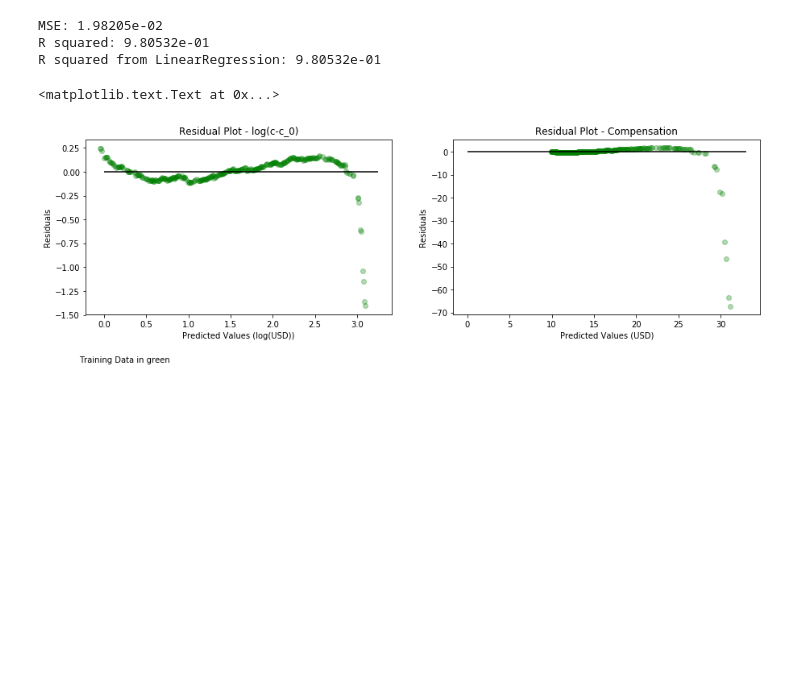
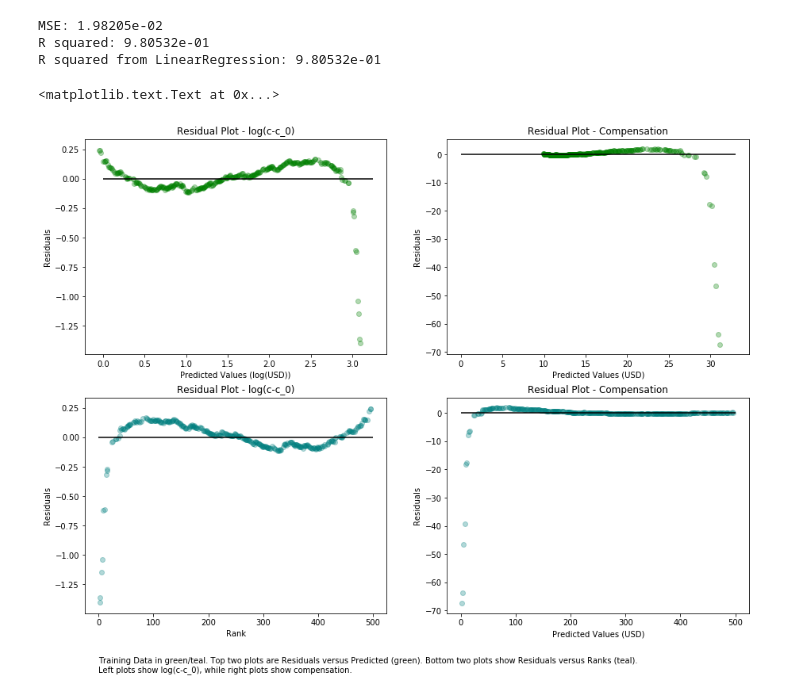
Before and after one commit to kaumaron/Data_Science, a Jupyter notebook: CEO_Compensation/CEO_Compensation.ipynb, the cells around one changed output. Cells and saved outputs as stored; diff of their text form; code cells hidden in the pictures; blank space fills up the shorter version.

Commit message:
Restructured graphs to make subplots, making the page shorter.

```diff
--- a/CEO_Compensation/CEO_Compensation.ipynb
+++ b/CEO_Compensation/CEO_Compensation.ipynb
@@ -395,28 +430,50 @@ MSE: 1.98205e-02
 R squared: 9.80532e-01
 R squared from LinearRegression: 9.80532e-01
 # %%
-fig = plt.figure(figsize=(15,4))
-plt.subplot(1, 2, 1)
+fig = plt.figure(figsize=(15,11))
+plt.subplot(2, 2, 1)
 plt.scatter(
     lin_model.predict(X_train.values.reshape(-1,1)),
     lin_model.predict(X_train.values.reshape(-1,1)).reshape(-1,1) - y_train.values.reshape(-1,1),
     c='g', alpha=0.3 )
 plt.hlines(y=0, xmin=0, xmax=3.25)
 plt.ylabel('Residuals')
 plt.xlabel('Predicted Values (log(USD))')
 plt.title('Residual Plot - log(c-c_0)')
-plt.text(x=-0.3, y=-2, s='Training Data in green')
 
-plt.subplot(1, 2, 2)
+plt.subplot(2, 2, 2)
 plt.scatter(
     np.exp(lin_model.predict(X_train.values.reshape(-1,1)))+base,
     np.exp(lin_model.predict(X_train.values.reshape(-1,1)).reshape(-1,1)) - np.exp(y_train.values.reshape(-1,1)),
     c='g', alpha=0.3 )
 plt.hlines(y=0, xmin=0, xmax=33)
 plt.ylabel('Residuals')
 plt.xlabel('Predicted Values (USD)')
 plt.title('Residual Plot - Compensation')
+
+plt.subplot(2, 2, 3)
+plt.scatter(
+    X_train.values.reshape(-1,1),
+    lin_model.predict(X_train.values.reshape(-1,1)).reshape(-1,1) - y_train.values.reshape(-1,1),
+    c='teal', alpha=0.3 )
+plt.hlines(y=0, xmin=0, xmax=500)
+plt.ylabel('Residuals')
+plt.xlabel('Rank')
+plt.title('Residual Plot - log(c-c_0)')
+plt.text(x=-0.3, y=-2, s='Training Data in green/teal. Top two plots are Residuals versus \
+Predicted (green). Bottom two plots show Residuals versus Ranks (teal).\nLeft plots show log(c-c_0), \
+while right plots show compensation.')
+
+plt.subplot(2, 2, 4)
+plt.scatter(
+    X_train.values.reshape(-1,1),
+    np.exp(lin_model.predict(X_train.values.reshape(-1,1)).reshape(-1,1)) - np.exp(y_train.values.reshape(-1,1)),
+    c='teal', alpha=0.3 )
+plt.hlines(y=0, xmin=0, xmax=500)
+plt.ylabel('Residuals')
+plt.xlabel('Predicted Values (USD)')
+plt.title('Residual Plot - Compensation')
 # %% [output]
 <matplotlib.text.Text at 0x...>
-[figure, old version]
+[figure, new version]
 # %%
```
Also changed, not shown: parts of 18 cells of this notebook.
